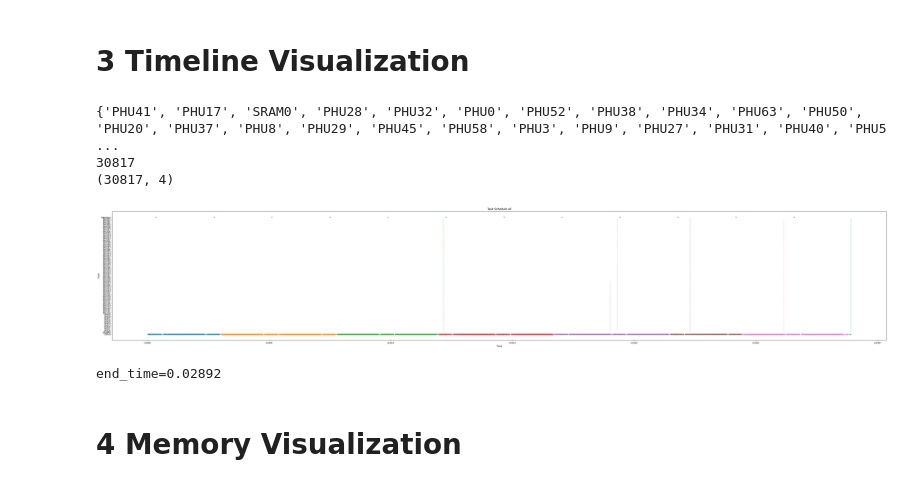
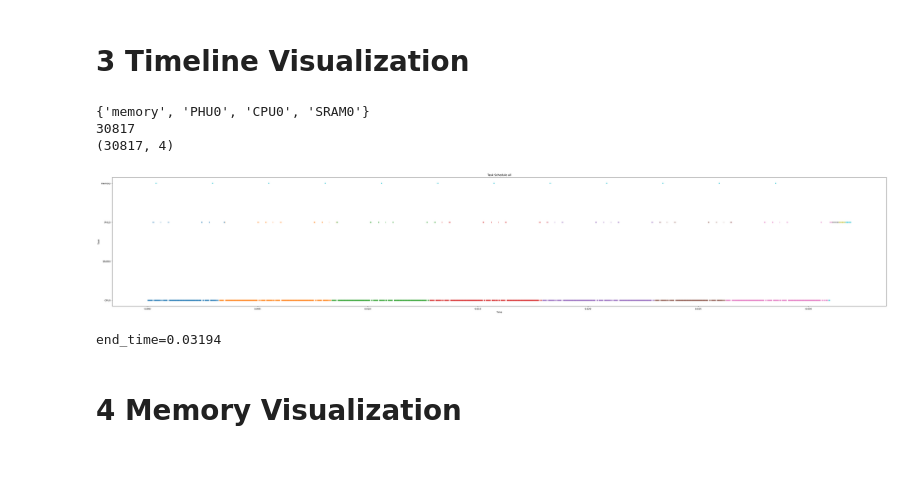
Before and after one commit to RyanTomich/photonic_compiler, a Jupyter notebook: model_to_graph/sub_graphs.ipynb, the cells around one changed output. Drawn from its saved outputs; the diff is of its cells as text; code cells hidden in the pictures.

```diff
--- a/model_to_graph/sub_graphs.ipynb
+++ b/model_to_graph/sub_graphs.ipynb
@@ -141,10 +125,14 @@ with open(JSON_PATH, encoding="utf-8") as json_file:
 WEIGHT_VARIABLE = "time"
 # WEIGHT_VARIABLE = "energy"
 
+# config = None
+# config = 'always_cpu'
+config = 'always_phu'
+
 graph = sg.StackGraph(raw_json=raw_json, weight_variable=WEIGHT_VARIABLE)
 stacked_subgraphs = list(dijk.graph_partition(graph))
 flat_subgraphs = dijk.select_nodes(
-    stacked_subgraphs, weight_variable=WEIGHT_VARIABLE
+    stacked_subgraphs, weight_variable=WEIGHT_VARIABLE, config=config
 )
 
 # for graph in flat_subgraphs:
@@ -154,36 +142,36 @@ expanded_flat_subgraphs = dijk.expand_nodes(flat_subgraphs)
 scheduled_flat_graph, end_time, break_points = dijk.schdeule_nodes(
     graph, expanded_flat_subgraphs
 )
 
 hardware = set()
 for node in scheduled_flat_graph.node_list:
     # if stack.hardware_selection is None:
     #     print(stack)
     hardware.add(node.hardware_selection)
     assert node.hardware_selection is not None
 print(hardware)
 print(len(scheduled_flat_graph.node_list))
 
 break_points.sort()
 gv.make_schedule_diagram(scheduled_flat_graph, xlim_start=None, xlim_end=None)
 # gv.make_schedule_diagram(graph, xlim_start=0, xlim_end=0.1)
 
 # # PLOT EACH SUBSECTION
 # for i in range(len(break_points)-1):
 #     print(i)
 #     print(f'{break_points[i]} - {break_points[i+1]}')
 #     # gv.make_schedule_diagram(scheduled_flat_graph, xlim_start=break_points[i], xlim_end=break_points[i+1])
 #     gv.make_schedule_diagram(scheduled_flat_graph, xlim_start=break_points[i] + 0.00021, xlim_end=break_points[i+1] - 0.00027)
 
 
 print(f'{end_time=}')
 # make_schedule_diagram(graph, xlim_start=0, xlim_end=0.01)
 # %% [output]
-{'PHU41', 'PHU17', 'SRAM0', 'PHU28', 'PHU32', 'PHU0', 'PHU52', 'PHU38', 'PHU34', 'PHU63', 'PHU50', 'PHU20', 'PHU37', 'PHU8', 'PHU29', 'PHU45', 'PHU58', 'PHU3', 'PHU9', 'PHU27', 'PHU31', 'PHU40', 'PHU5 ...
+{'memory', 'PHU0', 'CPU0', 'SRAM0'}
 30817
 (30817, 4)
-[figure, old version]
+[figure, new version]
-end_time=0.02892
+end_time=0.03194
 # %% [markdown]
 # 4 Memory Visualization
 # %%
```
Also changed, not shown: parts of 1 cell of this notebook, 2 other files.
